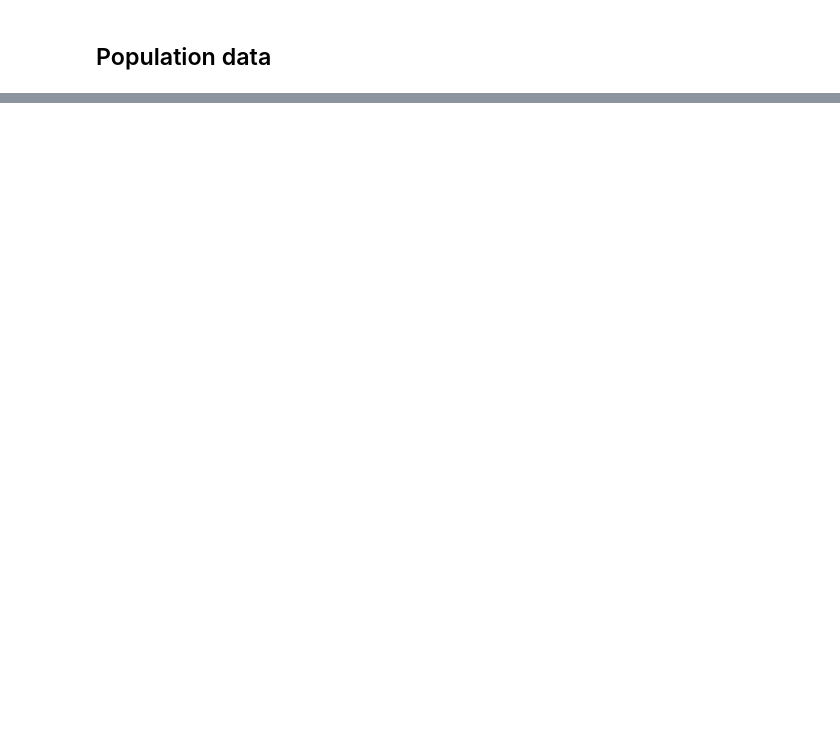
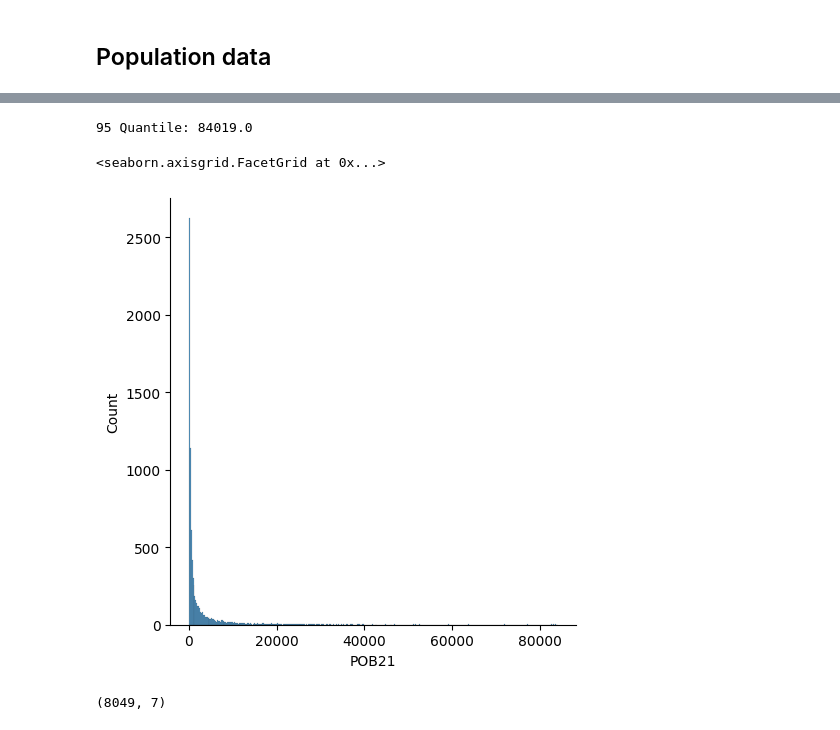
Before and after one commit to 13Mai13/da-car-need-es, a Jupyter notebook: analysis.ipynb, the cells around one changed output, grey strips where cells are left out. Cells and saved outputs as stored; diff of their text form; code cells hidden in the pictures; blank space fills up the shorter version.

```diff
--- a/analysis.ipynb
+++ b/analysis.ipynb
@@ -17,0 +80,16 @@ population_data = pd.read_csv()
+# %%
+q_hi  = population_data["POB21"].quantile(0.99)
+print(f"95 Quantile: {q_hi} ")
+population_data_filtered = population_data[population_data["POB21"] < q_hi]
+population_data_outlier = population_data[population_data["POB21"] >= q_hi]
+# %% [output]
+95 Quantile: 84019.0
+# %%
+sns.displot(population_data_filtered, x="POB21")
+# %% [output]
+<seaborn.axisgrid.FacetGrid at 0x...>
+[figure, added]
+# %%
+population_data_filtered.shape
+# %% [output]
+(8049, 7)
```
Also changed, not shown: parts of 35 cells of this notebook, 25 other files.
